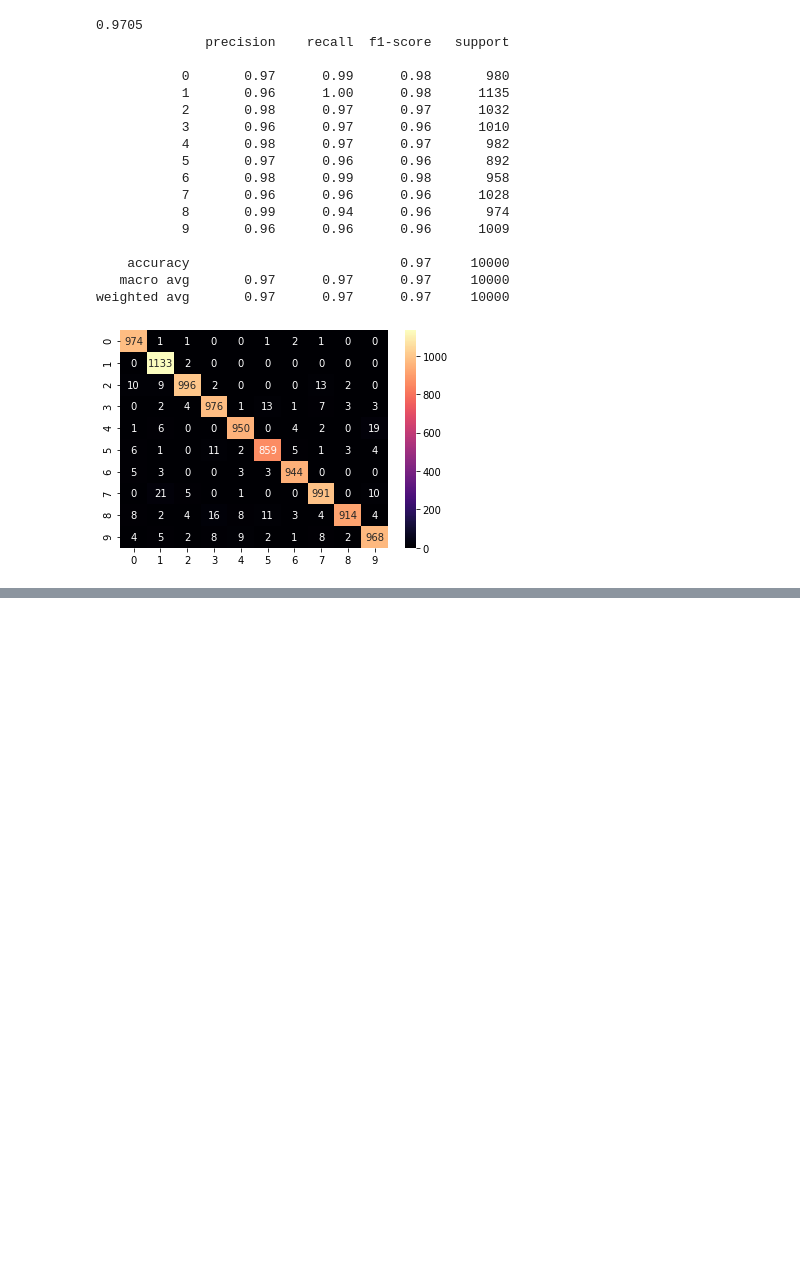
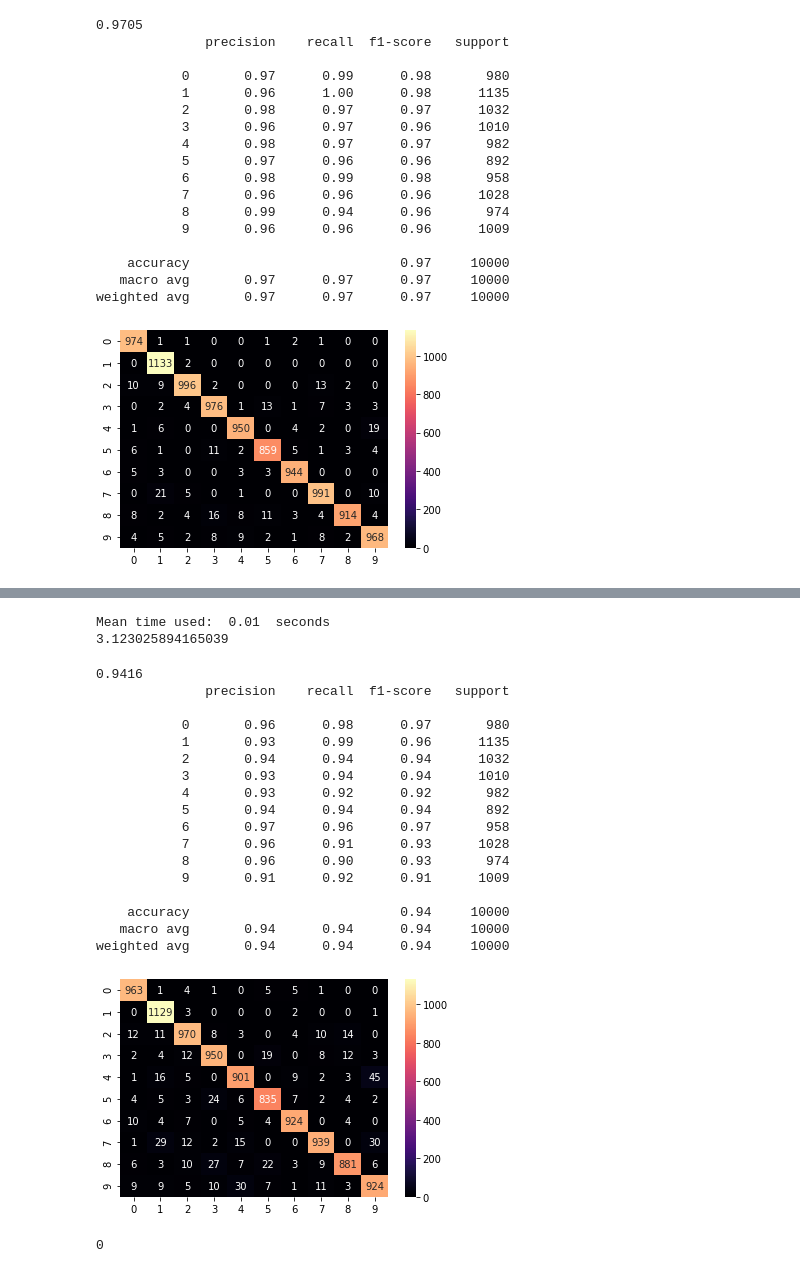
Before and after one commit to emilhaugstvedt/TTK4275, a Jupyter notebook: MNIST/mnist_classification.ipynb, the cells around one changed output, grey strips where cells are left out. Saved outputs shown, nothing was run; the diff lists cells and outputs as text; code cells hidden in the pictures; blank space fills up the shorter version.

```diff
--- a/MNIST/mnist_classification.ipynb
+++ b/MNIST/mnist_classification.ipynb
@@ -132,7 +121,7 @@ def get_class(x,y):
     classes = {}
     for key in np.unique(y):
         classes[key] = []
-    for key, data in zip(x,y):
+    for key, data in zip(y,x):
         classes[key].append(data)
     return classes
 
@@ -148,9 +137,58 @@ def create_templates(classes):
         classes_kmeans = k_means.fit(data)
         template_data = classes_kmeans.cluster_centers_
         templates[key] = template_data
+
+
     return templates
 
 
-classes = get_class(y_train, x_train)
+classes = get_class(x_train, y_train)
+
 templates = create_templates(classes)
-print(type(x_train))
+# %%
+template_xtrain = []
+template_ytrain = []
+
+for key,data in templates.items():
+    template_ytrain.extend([key]*len(data))
+    template_xtrain.extend(data)
+
+cluster_knn = KNNC(template_xtrain,template_ytrain,3,5)
+y_pred = cluster_knn.predict(x_test)
+
+print(delta_time)
+# %% [output]
+Mean time used:  0.01  seconds
+3.123025894165039
+# %%
+conf_mat = confusion_matrix(y_test, y_pred)
+reports = classification_report(y_test, y_pred)
+correct = np.sum(np.diag(conf_mat))
+N_test = 10000
+print(correct/N_test)
+heatmap = sb.heatmap(conf_mat, annot=True, fmt="d", cmap ="magma")
+print(reports)
+# %% [output]
+0.9416
+              precision    recall  f1-score   support
+
+           0       0.96      0.98      0.97       980
+           1       0.93      0.99      0.96      1135
+           2       0.94      0.94      0.94      1032
+           3       0.93      0.94      0.94      1010
+           4       0.93      0.92      0.92       982
+           5       0.94      0.94      0.94       892
+           6       0.97      0.96      0.97       958
+           7       0.96      0.91      0.93      1028
+           8       0.96      0.90      0.93       974
+           9       0.91      0.92      0.91      1009
+
+    accuracy                           0.94     10000
+   macro avg       0.94      0.94      0.94     10000
+weighted avg       0.94      0.94      0.94     10000
+[figure, added]
+# %%
+for i in range(1):
+    print(i)
+# %% [output]
+0
```
Also changed, not shown: parts of 7 cells of this notebook.
